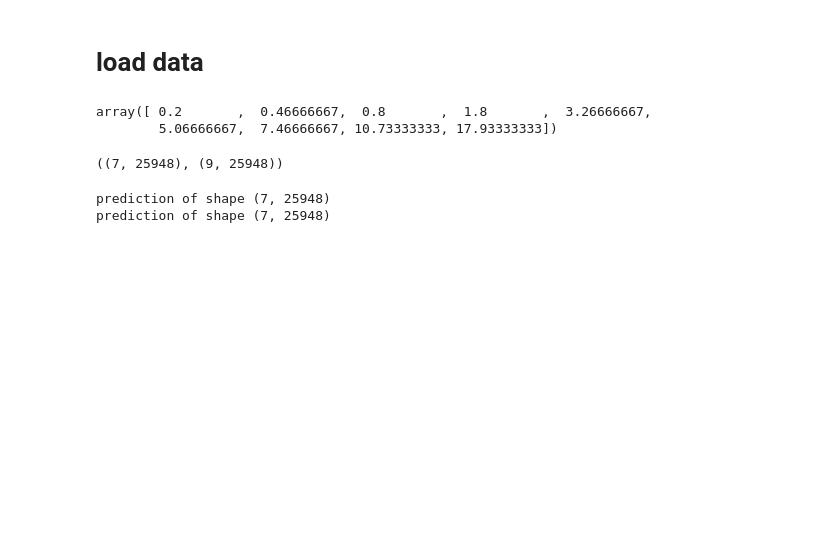
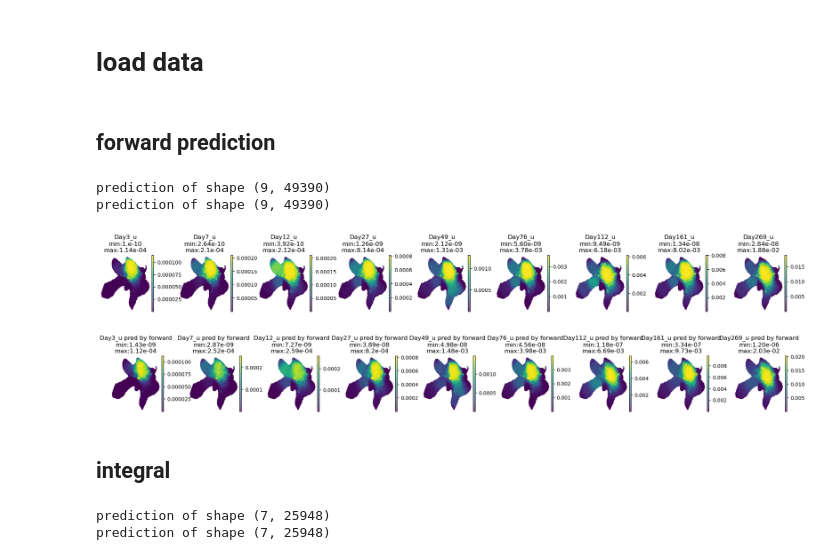
Before and after one commit to oZwZo/PINN_dynamics, a Jupyter notebook: Explore_Notebook/6.simulation/6-5.evaluate_pde_params.ipynb, the cells around one changed output. Cells and saved outputs as stored; diff of their text form; code cells hidden in the pictures; blank space fills up the shorter version.

```diff
--- a/Explore_Notebook/6.simulation/6-5.evaluate_pde_params.ipynb
+++ b/Explore_Notebook/6.simulation/6-5.evaluate_pde_params.ipynb
@@ -96,6 +17,0 @@ cellstate = torch.from_numpy(DS_t7.cellstate).float().requires_grad_()
-# %%
-t_list = timepoints / 15
-t_list
-# %% [output]
-array([ 0.2       ,  0.46666667,  0.8       ,  1.8       ,  3.26666667,
-        5.06666667,  7.46666667, 10.73333333, 17.93333333])
@@ -104 +52,27 @@ from tqdm.auto import tqdm
+# %% [markdown]
+## forward prediction
+# %%
+
+if "u" in dir(pde_model):
+    u_pred_ls = []
+    chunk_size= 500
+
+    s_ts = DS_t7.s.float().to(device)
+    t_ts = DS_t7.t_b.float().to(device)
+
+    with torch.no_grad():
+        for i in tqdm(range(0, len(t_ts), chunk_size)):
+            u_pred = pde_model(s_ts[i:i+chunk_size],  t_ts[i:i+chunk_size])
+            u_pred_ls.append(u_pred.detach().cpu().numpy())
+    u_pred_b = np.concatenate(u_pred_ls, axis=0).reshape(n_timepoint,-1)
+# %%
+PINN.pl.params_in_umap(t7_ad, u_b, param='u', cell_of_t=False);
+PINN.pl.params_in_umap(t7_ad, u_pred_b, param='u pred by forward', cell_of_t=False);
+# %% [output]
+prediction of shape (9, 49390)
+prediction of shape (9, 49390)
+[figure, added]
+[figure, added]
+# %% [markdown]
+## integral
 # %%
@@ -134,7 +122,3 @@ u_int = np.concatenate(u_t_ls, axis=1)
-# %%
-u_b.shape, u_int.shape
-# %% [output]
-((7, 25948), (9, 25948))
 # %%
 PINN.pl.params_in_umap(t7_ad, u_b, param='u', cell_of_t=False);
 PINN.pl.params_in_umap(t7_ad, u_int[:-2], param='u by integrat', cell_of_t=False);
```
Also changed, not shown: parts of 43 cells of this notebook, 6 other files.
